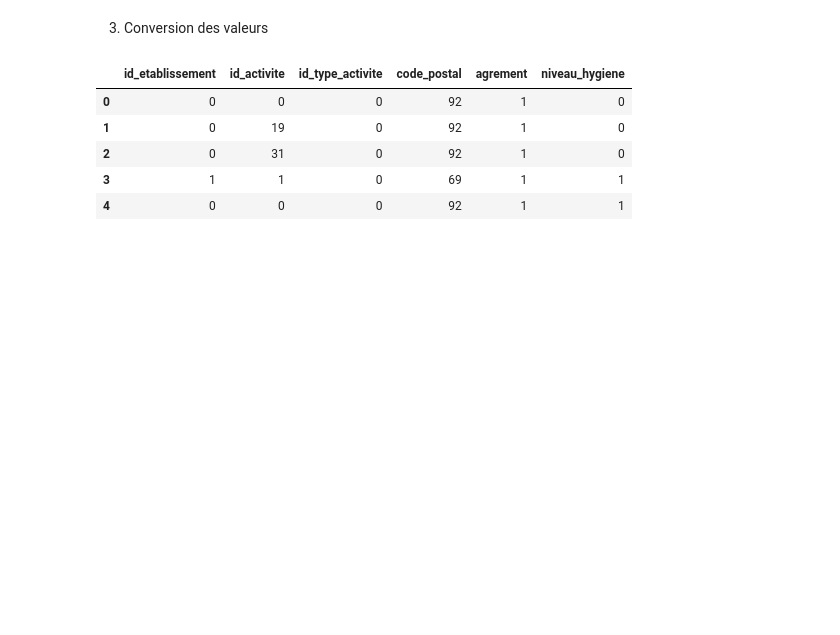
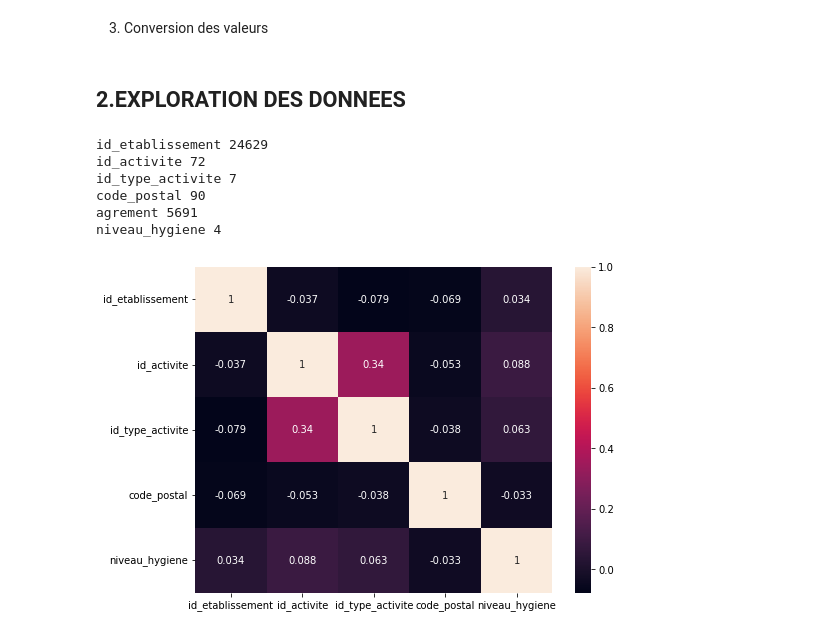
Before and after one commit to dia36u/IASecuAlim, a Jupyter notebook: modele/Extract_Transformation_AlimConfiance_BDD.ipynb, the cells around one changed output. Drawn from its saved outputs; the diff is of its cells as text; code cells hidden in the pictures; blank space fills up the shorter version.

```diff
--- a/modele/Extract_Transformation_AlimConfiance_BDD.ipynb
+++ b/modele/Extract_Transformation_AlimConfiance_BDD.ipynb
@@ -68,24 +86,12 @@ memory usage: 3.9+ MB
 # %%
-# code_postal
-# Récupération du département dans le code postal (suppression des 3 dernier chiffres)
-df['code_postal'] = df['code_postal'].apply(lambda x: str(x)[:2])
-df['code_postal'] = df['code_postal'].astype(int)
 
 # agrement
 # Remplace les valeurs abs par des 0 dans la colonne
-df['agrement'] = df['agrement'].fillna(0)
+#df['agrement'] = df['agrement'].fillna(0)
 # Change le type de données en string (passage obligatoire car présence de lettre dans les agréments)
-df['agrement']=df['agrement'].astype(str)
+#df['agrement']=df['agrement'].astype(str)
 # Remplace les valeurs autre que 0 par 1 et converti la colonne en int
-df['agrement'] = (df['agrement'] != 0).astype(int)
-
+#df['agrement'] = (df['agrement'] != 0).astype(int)
 # Verifications
-df.head()
+#df.head()
-# %% [output]
-|  | id_etablissement | id_activite | id_type_activite | code_postal | agrement | niveau_hygiene |
-| 0 | 0 | 0 | 0 | 92 | 1 | 0 |
-| 1 | 0 | 19 | 0 | 92 | 1 | 0 |
-| 2 | 0 | 31 | 0 | 92 | 1 | 0 |
-| 3 | 1 | 1 | 0 | 69 | 1 | 1 |
-| 4 | 0 | 0 | 0 | 92 | 1 | 1 |
 # %%
@@ -93,2 +100,23 @@ SAVE_CSV_FILEPATH =(r"C:\Users\diaba\Documents\SimplonIAMicrosoft_21-23\AlimConf
 
 df.to_csv(path_or_buf=SAVE_CSV_FILEPATH, sep=';', index=False)
+# %% [markdown]
+## 2.EXPLORATION DES DONNEES
+# %%
+for column in df.columns:
+    print(column, df[column].nunique())
+# %% [output]
+id_etablissement 24629
+id_activite 72
+id_type_activite 7
+code_postal 90
+agrement 5691
+niveau_hygiene 4
+# %%
+# Affichage de la matrice de correlation
+mat_corr = df.corr()
+# en utilisant seaborn
+plt.figure(figsize=(8,6))
+sns.heatmap(mat_corr, annot=True) # avec seaborn
+plt.savefig('data/matrice_correlation.png')
+# %% [output]
+[figure, added]
```
Also changed, not shown: parts of 9 cells of this notebook, 11 other files.
